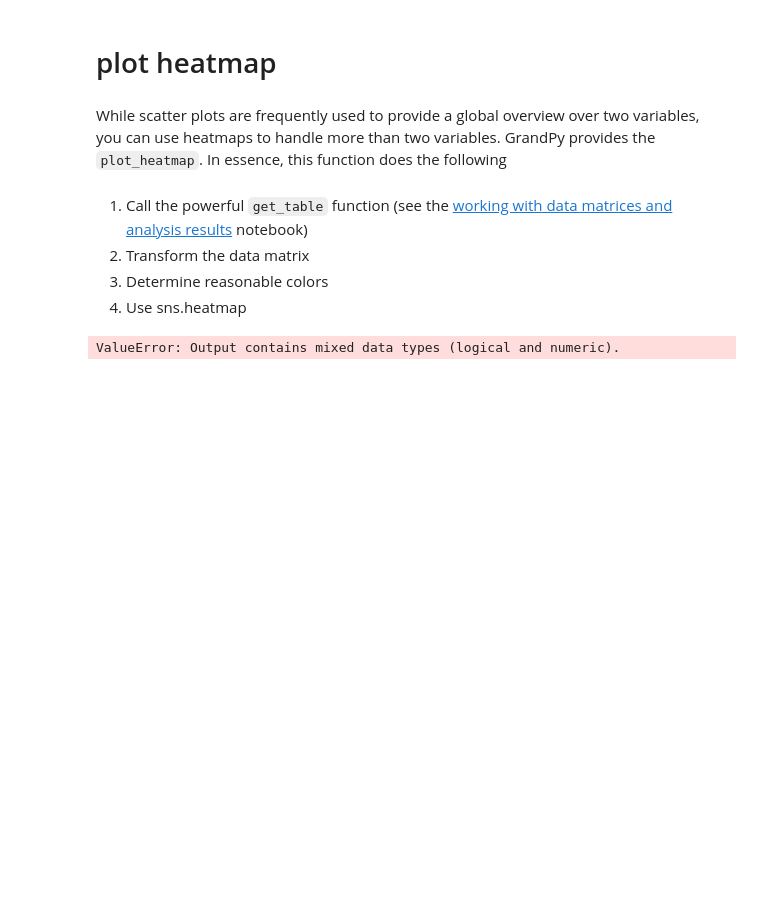
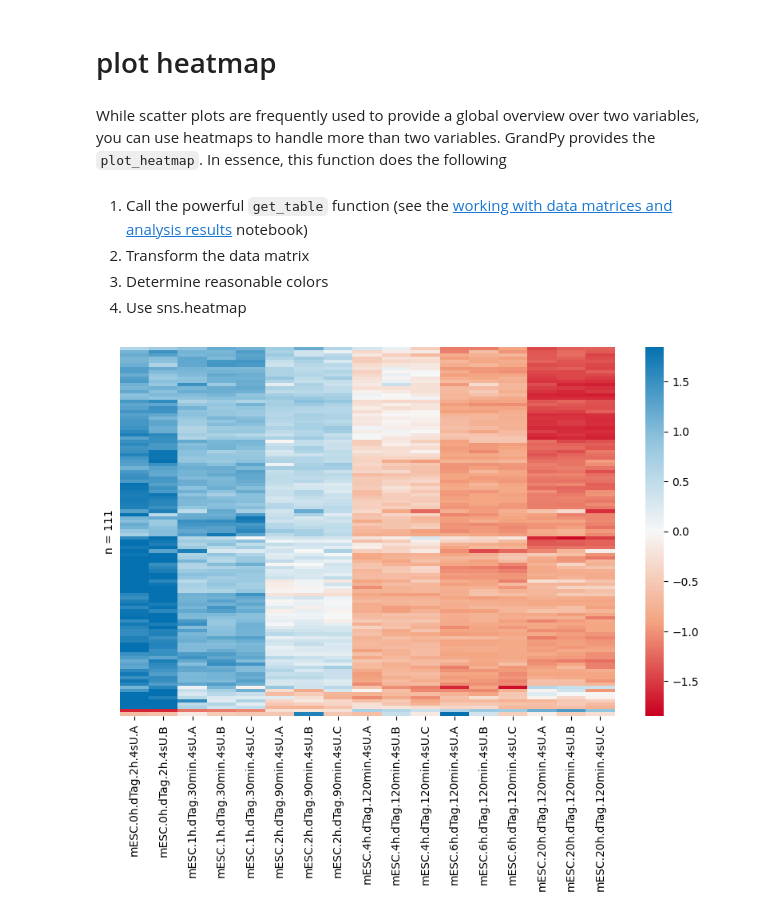
Before and after one commit to maus2310/GrandPy, a Jupyter notebook: docs/notebooks/notebook_05_plotting.ipynb, the cells around one changed output. Saved outputs shown, nothing was run; the diff lists cells and outputs as text; code cells hidden in the pictures; blank space fills up the shorter version.

Commit message:
worked on notebook_05_plotting.ipynb

```diff
--- a/docs/notebooks/notebook_05_plotting.ipynb
+++ b/docs/notebooks/notebook_05_plotting.ipynb
@@ -200,7 +200,7 @@ In essence, this function does the following
 3. Determine reasonable colors
 4. Use sns.heatmap
 # %%
-sig_genes = banp.get_significant_genes(analysis="total_6h vs 0h_LFC")
-#gp.plot_heatmap(banp, genes=sig_genes)
+sig_genes = banp.get_significant_genes(analysis="total_6h vs 0h")
+gp.plot_heatmap(banp, genes=sig_genes)
 # %% [output]
-ValueError: Output contains mixed data types (logical and numeric).
+[figure, added]
```
Also changed, not shown: parts of 13 cells of this notebook, 1 other file.
